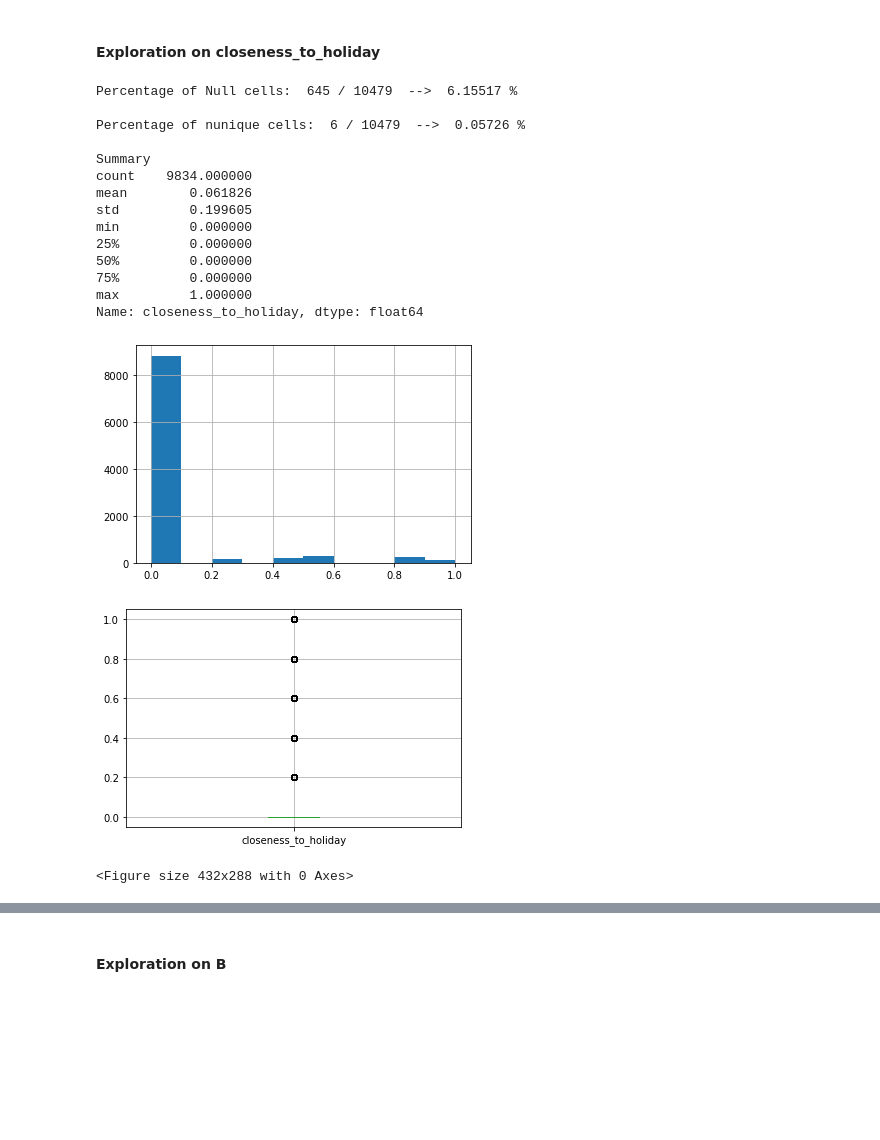
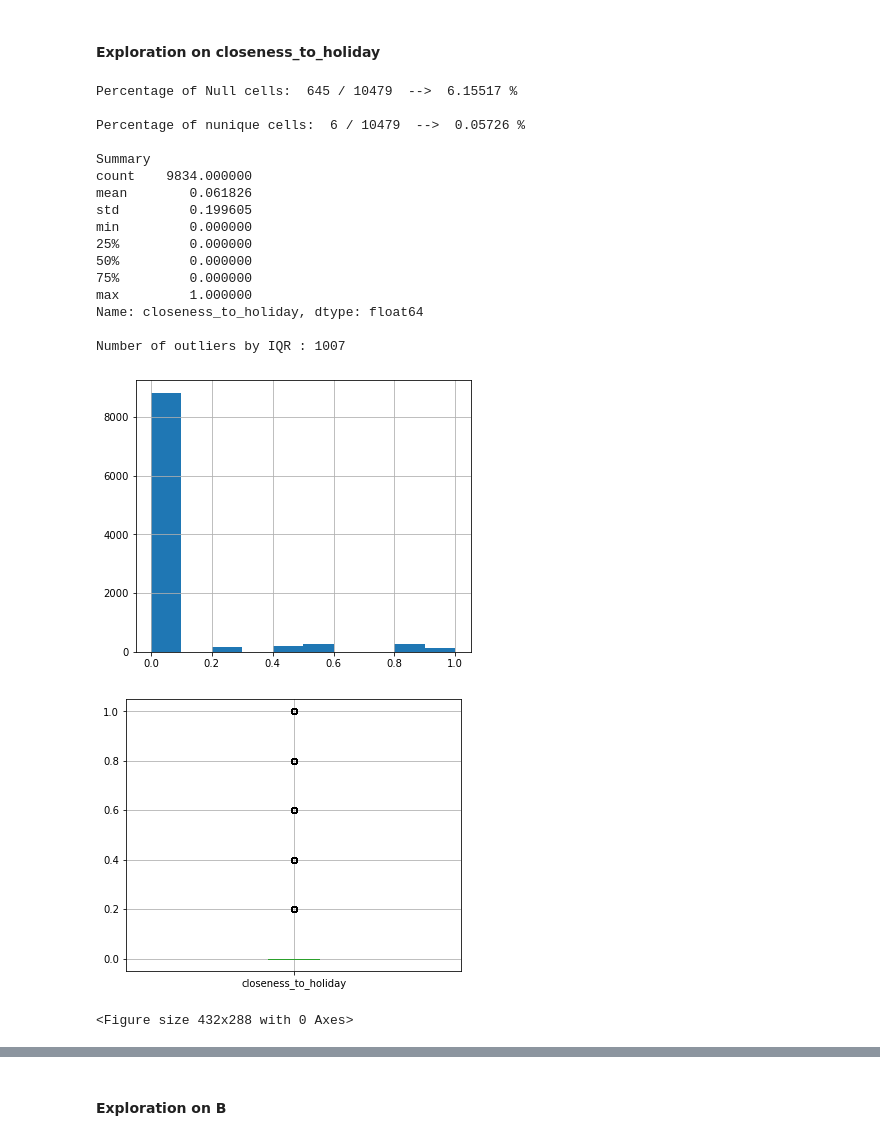
Before and after one commit to daniellepidt/ecommerce-machine-learning, a Jupyter notebook: final/Final_Project_ML_group7.ipynb, the cells around one changed output, grey strips where cells are left out. Cells and saved outputs as stored; diff of their text form; code cells hidden in the pictures; blank space fills up the shorter version.

```diff
--- a/final/Final_Project_ML_group7.ipynb
+++ b/final/Final_Project_ML_group7.ipynb
@@ -41,10 +41,10 @@ from sklearn.metrics import roc_curve, auc, plot_roc_curve, confusion_matrix, pl
 # %% [markdown]
 ## Part A - Exploration
 # %%
-df = pd.read_csv("train.csv")
+data = pd.read_csv("train.csv")
 
 # X - all the data (the feature columns) , y - the label column - 0 or 1
-X, y = df.iloc[:,:-1], df.iloc[:,-1]
+X, y = data.iloc[:,:-1], data.iloc[:,-1]
 train = X.drop('id',axis=1)
 train.head()
 # %% [output]
@@ -211,22 +210,59 @@ def for_categorical(df, col):
+# %%
+def for_continuous(a, df, col):
+    print ("Percentage of Null cells: ", df[col].isnull().sum(), "/", train.shape[0],
+           " --> ", round(float(df[col].isnull().sum()/train.shape[0])*100, 5), "%")
+    print ("\r")
+    print ("Percentage of nunique cells: ", df[col].nunique(), "/", train.shape[0],
+           " --> ", round(float(df[col].nunique()/train.shape[0])*100, 5), "%")
+    print ("\r")
+    print ("Summary")
+    print (df.describe()[col])
+    print ("\r")
+    print ("Number of outliers by IQR :", IQR_col(df)[col])
+    continuous_distribution(df, col)
+    boxplot_col(df, col)
+    continuous_results_by_column (a, col)
+    cor = df.corr()
+    cor_relevant = cor[((cor[col] > 0.8)  & (cor[col] < 1)) | (cor[col] < -0.8)]
+    col2 = cor_relevant.index.tolist()
+    if len(col2) > 0:
+        Scatter(train, col, col2[0])
+
+
+def for_categorical(a, df, col):
+    print ("Percentage of Null cells: ", df[col].isnull().sum(), "/", train.shape[0],
+           " --> ", round(float(df[col].isnull().sum()/train.shape[0])*100, 5), "%")
+    print ("\r")
+    print ("Percentage of nunique cells: ", df[col].nunique(), "/", train.shape[0],
+           " --> ", round(float(df[col].nunique()/train.shape[0])*100, 5), "%")
+    print ("\r")
+    print ("Number of outliers by IQR :", IQR_col(df)[col])
+    categorical_distribution(df, col)
+    print ("\r")
+    print ("The number of values in each category")
+    print (groupby_categorical(df, col))
+    categorical_results_by_column(a, col)
 # %% [markdown]
 ####  Exploration on closeness_to_holiday
 # %%
-for_continuous (df, train, "closeness_to_holiday")
+for_continuous (data, train, "closeness_to_holiday")
 # %% [output]
 Percentage of Null cells:  645 / 10479  -->  6.15517 %
 
 Percentage of nunique cells:  6 / 10479  -->  0.05726 %
 
 Summary
 count    9834.000000
 mean        0.061826
 std         0.199605
 min         0.000000
 25%         0.000000
 50%         0.000000
 75%         0.000000
 max         1.000000
 Name: closeness_to_holiday, dtype: float64
+
+Number of outliers by IQR : 1007
-[figure, old version]
+[figure, new version]
-[figure, old version]
+[figure, new version]
 <Figure size 432x288 with 0 Axes>
```
Also changed, not shown: parts of 47 cells of this notebook.
